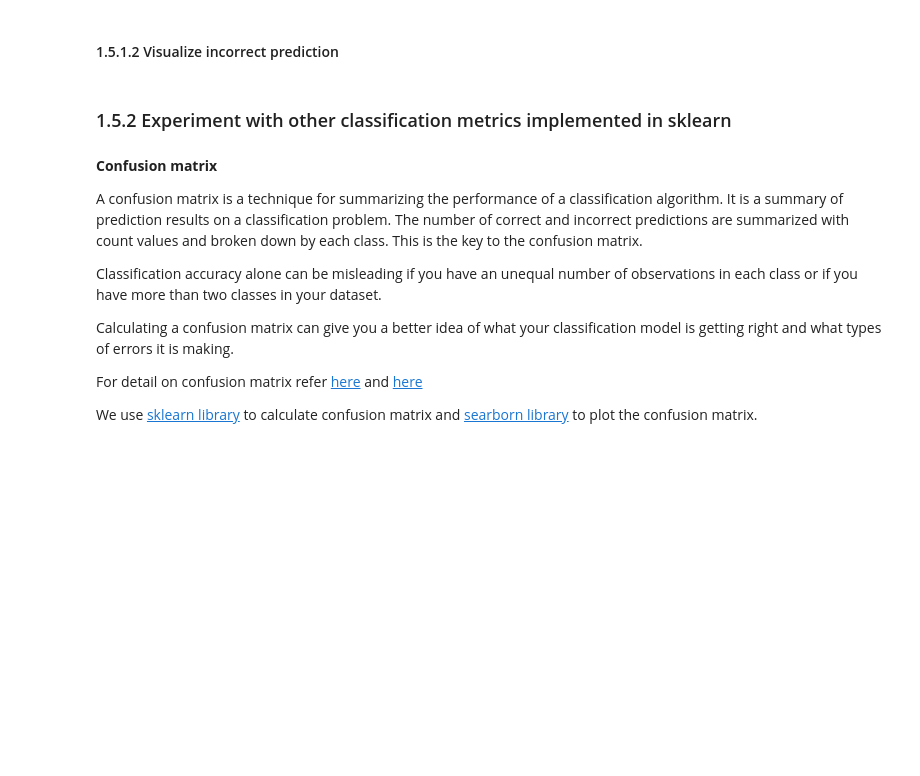
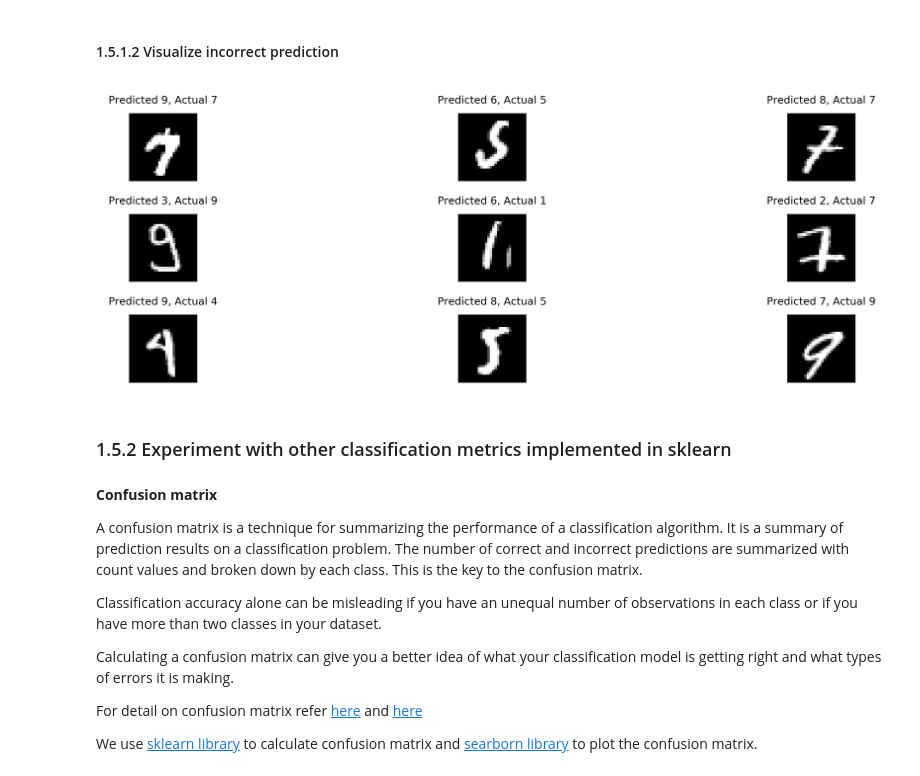
Before and after one commit to sambaiga/PytzMLS2018, a Jupyter notebook: Lab-3/Introduction to Deep learning.ipynb, the cells around one changed output. Saved outputs shown, nothing was run; the diff lists cells and outputs as text; code cells hidden in the pictures; blank space fills up the shorter version.

```diff
--- a/Lab-3/Introduction to Deep learning.ipynb
+++ b/Lab-3/Introduction to Deep learning.ipynb
@@ -238,17 +271,20 @@ for i, correct in enumerate(indices[:9]):
 # %% [markdown]
 #### 1.5.1.2 Visualize incorrect prediction
 # %%
-beatify(fig_width=5, fig_height=8)
+beatify(fig_width=8)
 indices = np.random.permutation(incorrect_indices)
 figure_evaluation = plt.figure()
 
 # plot 9 correct predictions
 for i, correct in enumerate(indices[:9]):
     plt.subplot(6,3,i+1)
     plt.imshow(test_dataset.test_data[correct].numpy(), cmap='gray', interpolation='none')
     plt.title("Predicted {}, Actual {}".format(predictions[correct], ground_t[correct]))
     plt.xticks([])
     plt.yticks([])
+    plt.tight_layout()
+# %% [output]
+[figure, added]
 # %% [markdown]
 ### 1.5.2 Experiment with other classification metrics implemented in sklearn
 # %% [markdown]
```
Also changed, not shown: parts of 41 cells of this notebook, 2 other files.
